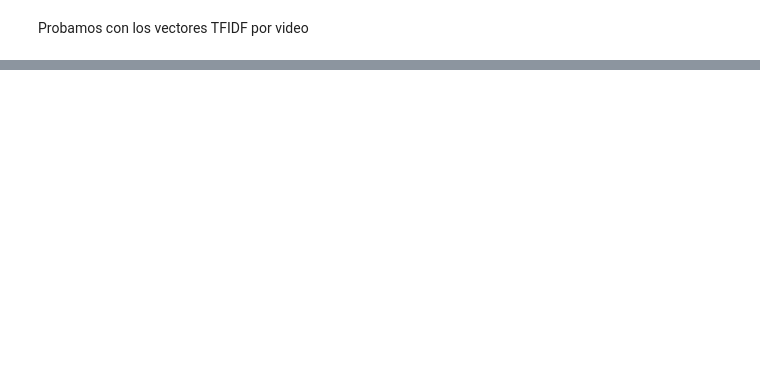
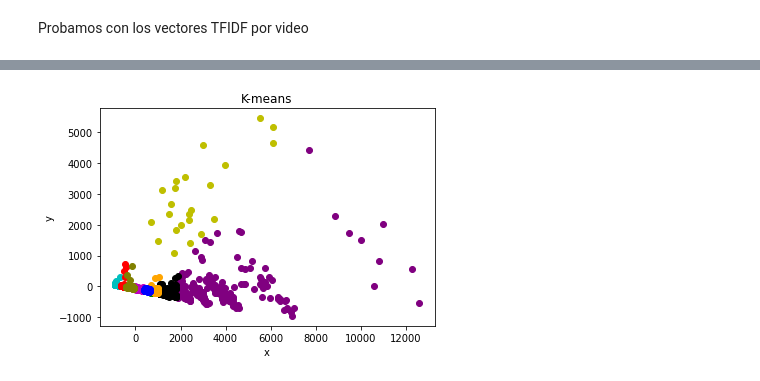
Before and after one commit to KarlaDSJ/PlayPhrase2.0, a Jupyter notebook: notebooks/Agrupar.ipynb, the cells around one changed output, grey strips where cells are left out. Saved outputs shown, nothing was run; the diff lists cells and outputs as text; code cells hidden in the pictures; blank space fills up the shorter version.

```diff
--- a/notebooks/Agrupar.ipynb
+++ b/notebooks/Agrupar.ipynb
@@ -283,6 +291,6 @@ plt.show()
 # %% [markdown]
 Probamos con los vectores TFIDF por video
 # %%
-model = kMeans(3)
+model = kMeans(10)
 model.fit(val_pca, list(tfidf_obj.tfidf.keys()))
-model.named_clusters
+len(model.named_clusters)
@@ -291,0 +323,4 @@ for c, docs in model.named_clusters.items():
+# %%
+plot_kmeans(model.named_clusters, model.clusters)
+# %% [output]
+[figure, added]
```
Also changed, not shown: parts of 10 cells of this notebook.
